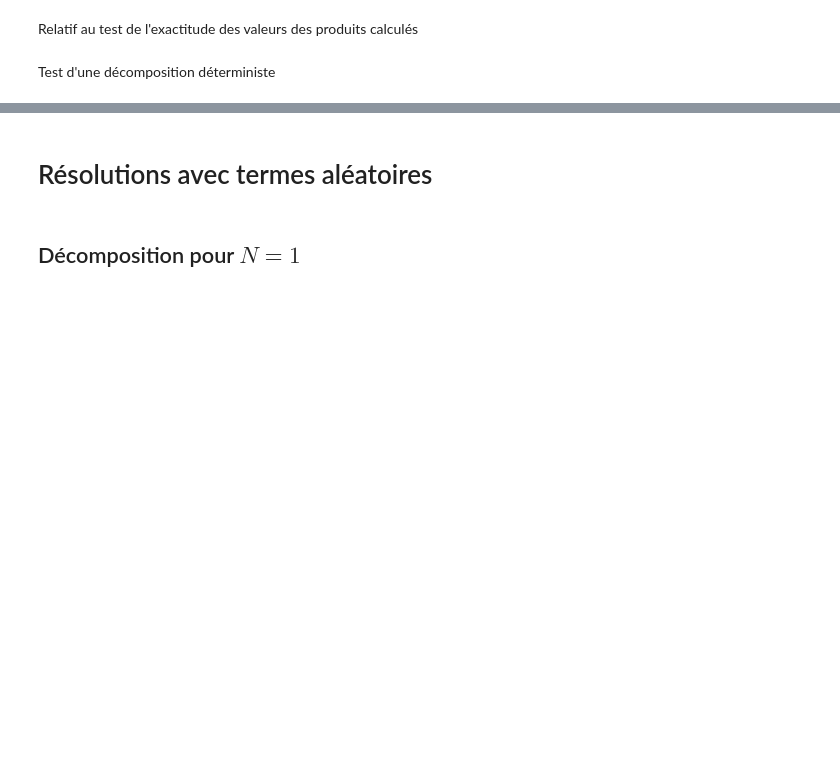
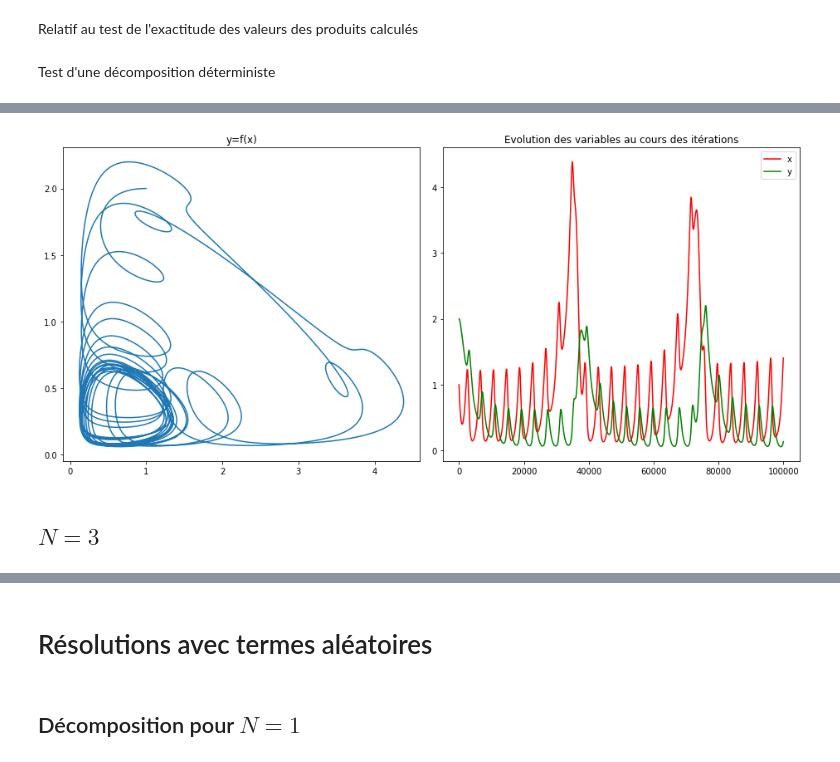
Before and after one commit to albangossard/Uncertainty-quantification-Lotka-Volterra-system, a Jupyter notebook: Laguerre polynomial.ipynb, the cells around one changed output, grey strips where cells are left out. Cells and saved outputs as stored; diff of their text form; code cells hidden in the pictures; blank space fills up the shorter version.

```diff
--- a/Laguerre polynomial.ipynb
+++ b/Laguerre polynomial.ipynb
@@ -310,0 +305,7 @@ plot(x_tot[:lim],y_tot[:lim])
+# %%
+N=2
+beta=2.
+delta=1.
+alpha=1.
+gamma=1.
+x,y,Nt = resol(beta, delta, alpha, gamma, N=N)
@@ -310,0 +330,13 @@ plot(x_tot[:lim],y_tot[:lim])
+# %%
+x_tot=np.zeros(Nt)
+y_tot=np.zeros(Nt)
+for k in range(N):
+    Lk=L(k)
+    x_tot+=x[:,k]*Lk(alpha)
+    y_tot+=y[:,k]*Lk(gamma)
+# %%
+plot(x_tot,y_tot,pathSave='deterministe_N='+str(N)+'.png')
+# %% [output]
+[figure, added]
+# %% [markdown]
+## $N=3$
```
Also changed, not shown: parts of 13 cells of this notebook, 3 other files.
